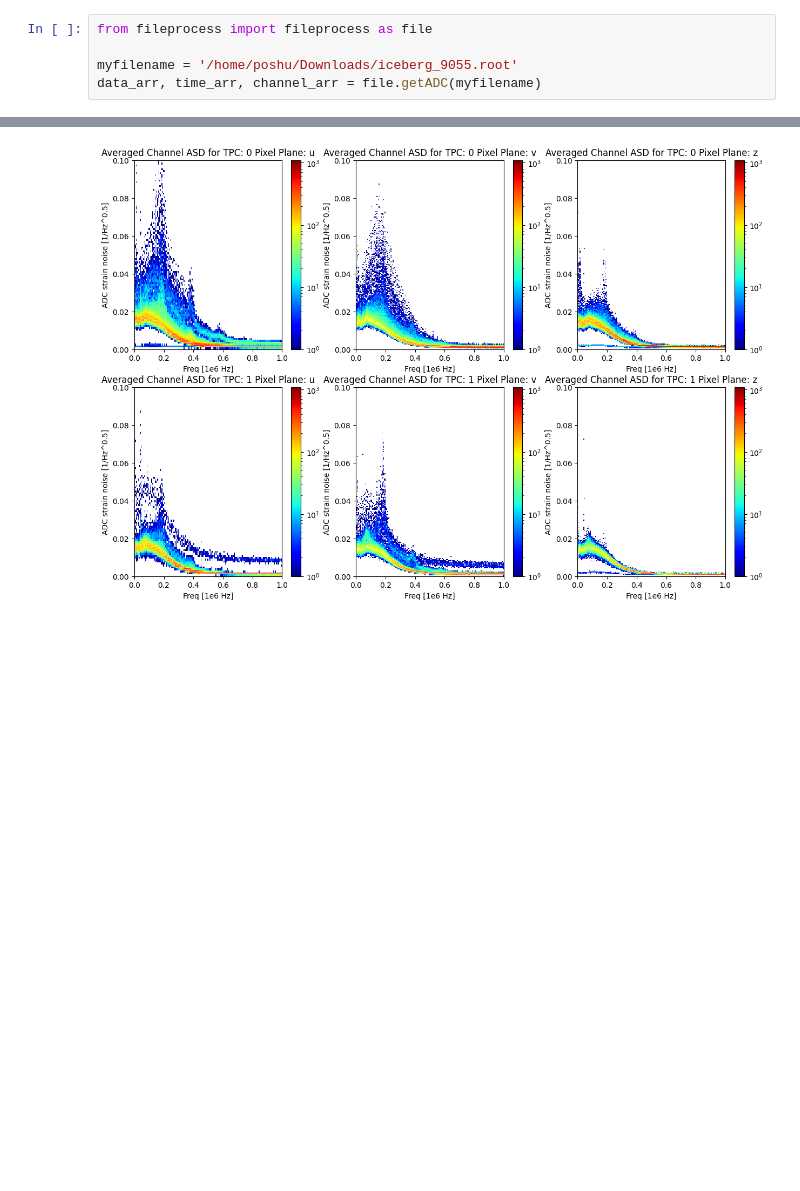
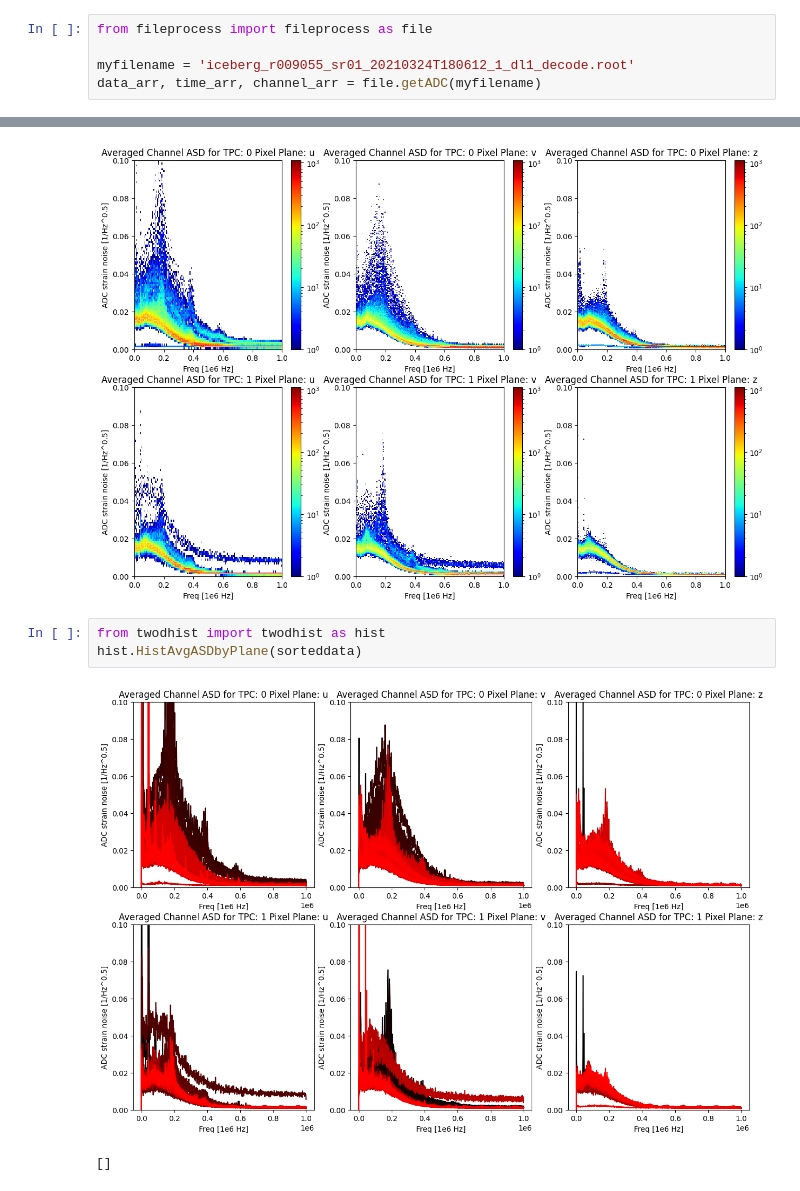
Before and after one commit to mking99456/ICEBERG_Noise_Modeling, a Jupyter notebook: src/filemaskhist_demo.ipynb, the cells around one changed output, grey strips where cells are left out. Saved outputs shown, nothing was run; the diff lists cells and outputs as text; blank space fills up the shorter version.

```diff
--- a/src/filemaskhist_demo.ipynb
+++ b/src/filemaskhist_demo.ipynb
@@ -1,7 +1,7 @@
 # %%
 from fileprocess import fileprocess as file
 
-myfilename = '/home/poshu/Downloads/iceberg_9055.root'
+myfilename = 'iceberg_r009055_sr01_20210324T180612_1_dl1_decode.root'
 data_arr, time_arr, channel_arr = file.getADC(myfilename)
 # %% [output]
 Number of events with data: 38
@@ -42,3 +42,9 @@ sorteddata = sorter.sortdata(masked_data, channel_arr)
 midlines = hist.HistASDbyPlane(sorteddata,200)
 # %% [output]
 [figure]
+# %%
+from twodhist import twodhist as hist
+hist.HistAvgASDbyPlane(sorteddata)
+# %% [output]
+[figure, added]
+[]
```
Also changed, not shown: 1 other file.
